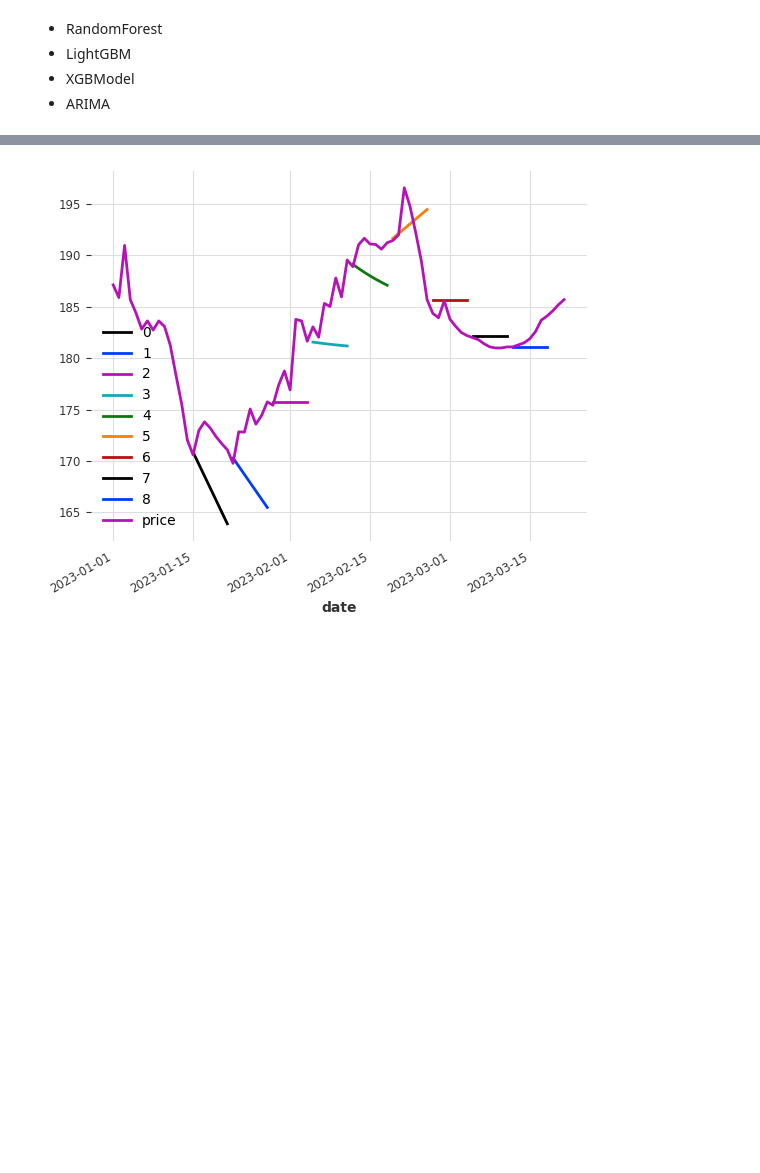
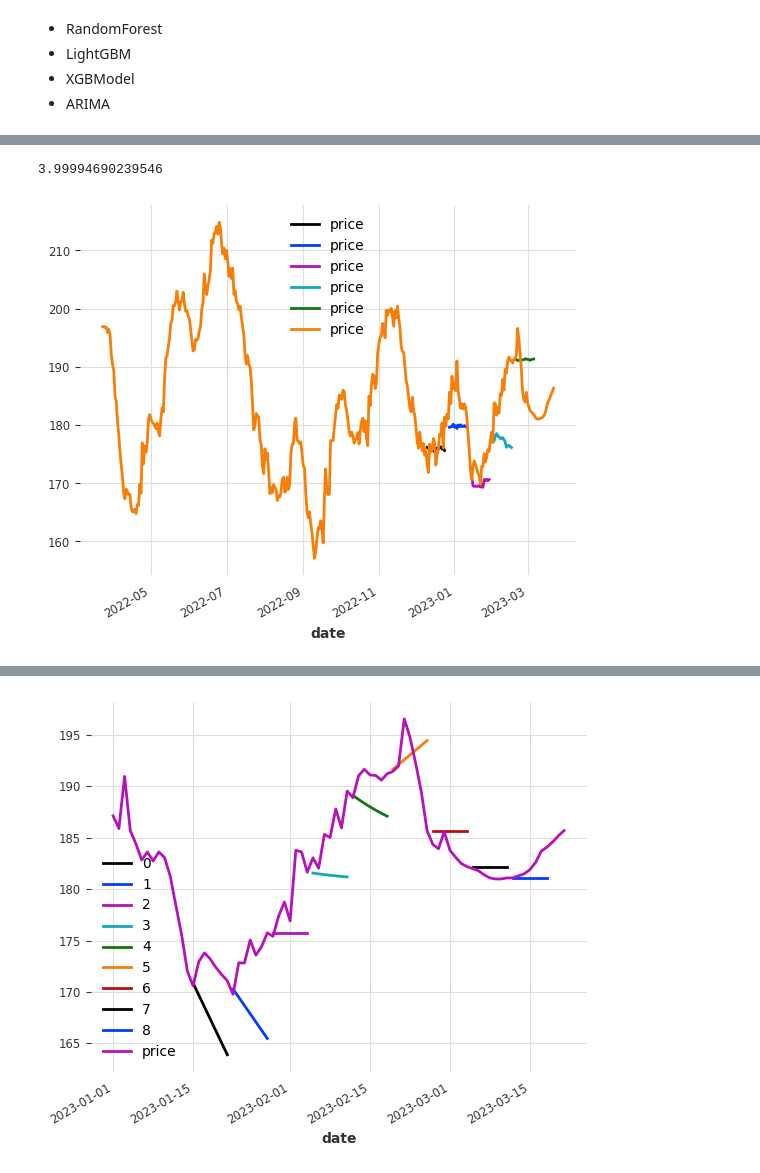
Before and after one commit to AydenZK/fuel_price_fcast, a Jupyter notebook: analysis/models.ipynb, the cells around one changed output, grey strips where cells are left out. Cells and saved outputs as stored; diff of their text form; code cells hidden in the pictures; blank space fills up the shorter version.

```diff
--- a/analysis/models.ipynb
+++ b/analysis/models.ipynb
@@ -143,0 +221,7 @@ Attributes:
+# %%
+h, m = eval_hfc(lg2, [ts_co])
+plot_hfc(h, 5)
+print(m)
+# %% [output]
+3.99994690239546
+[figure, added]
```
Also changed, not shown: parts of 16 cells of this notebook, 3 other files.
